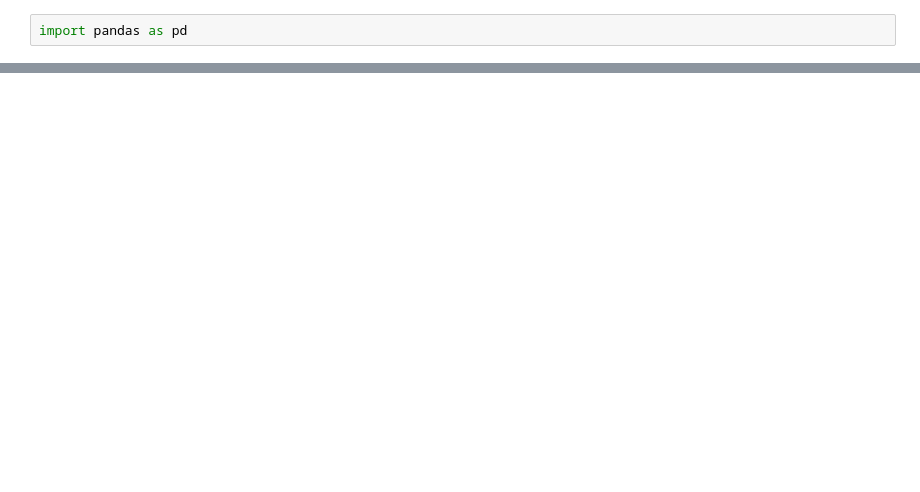
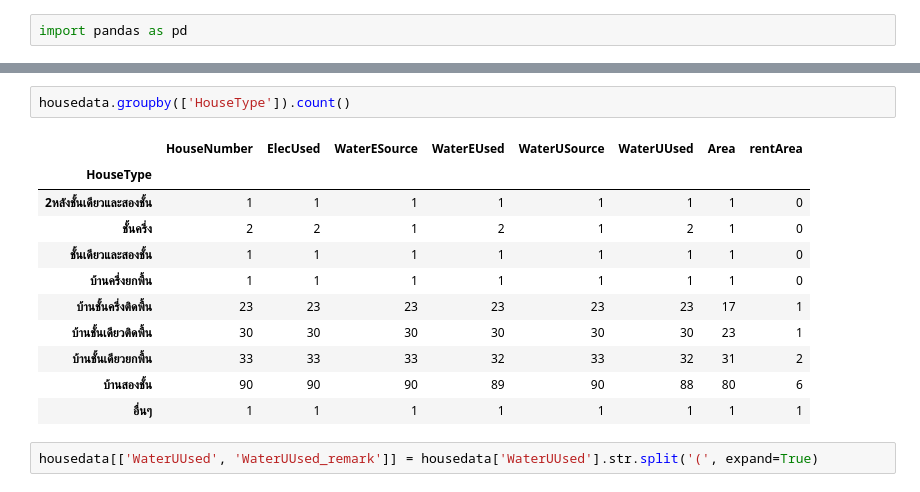
Before and after one commit to panutrytobeprogrammer/GeoDataSci, a Jupyter notebook: Intro_pandas.ipynb, the cells around one changed output, grey strips where cells are left out. Saved outputs shown, nothing was run; the diff lists cells and outputs as text; blank space fills up the shorter version.

```diff
--- a/Intro_pandas.ipynb
+++ b/Intro_pandas.ipynb
@@ -12,0 +58,16 @@ df.head()
+# %%
+housedata.groupby(['HouseType']).count()
+# %% [output]
+|  | HouseNumber | ElecUsed | WaterESource | WaterEUsed | WaterUSource | WaterUUsed | Area | rentArea |
+| HouseType |  |  |  |  |  |  |  |  |
+| 2หลังชั้นเดียวและสองชั้น | 1 | 1 | 1 | 1 | 1 | 1 | 1 | 0 |
+| ชั้นครึ่ง | 2 | 2 | 1 | 2 | 1 | 2 | 1 | 0 |
+| ชั้นเดียวและสองชั้น | 1 | 1 | 1 | 1 | 1 | 1 | 1 | 0 |
+| บ้านครึ่งยกพื้น | 1 | 1 | 1 | 1 | 1 | 1 | 1 | 0 |
+| บ้านชั้นครึ่งติดพื้น | 23 | 23 | 23 | 23 | 23 | 23 | 17 | 1 |
+| บ้านชั้นเดียวติดพื้น | 30 | 30 | 30 | 30 | 30 | 30 | 23 | 1 |
+| บ้านชั้นเดียวยกพื้น | 33 | 33 | 33 | 32 | 33 | 32 | 31 | 2 |
+| บ้านสองชั้น | 90 | 90 | 90 | 89 | 90 | 88 | 80 | 6 |
+| อื่นๆ | 1 | 1 | 1 | 1 | 1 | 1 | 1 | 1 |
+# %%
+housedata[['WaterUUsed', 'WaterUUsed_remark']] = housedata['WaterUUsed'].str.split('(', expand=True)
```
Also changed, not shown: parts of 7 cells of this notebook.
